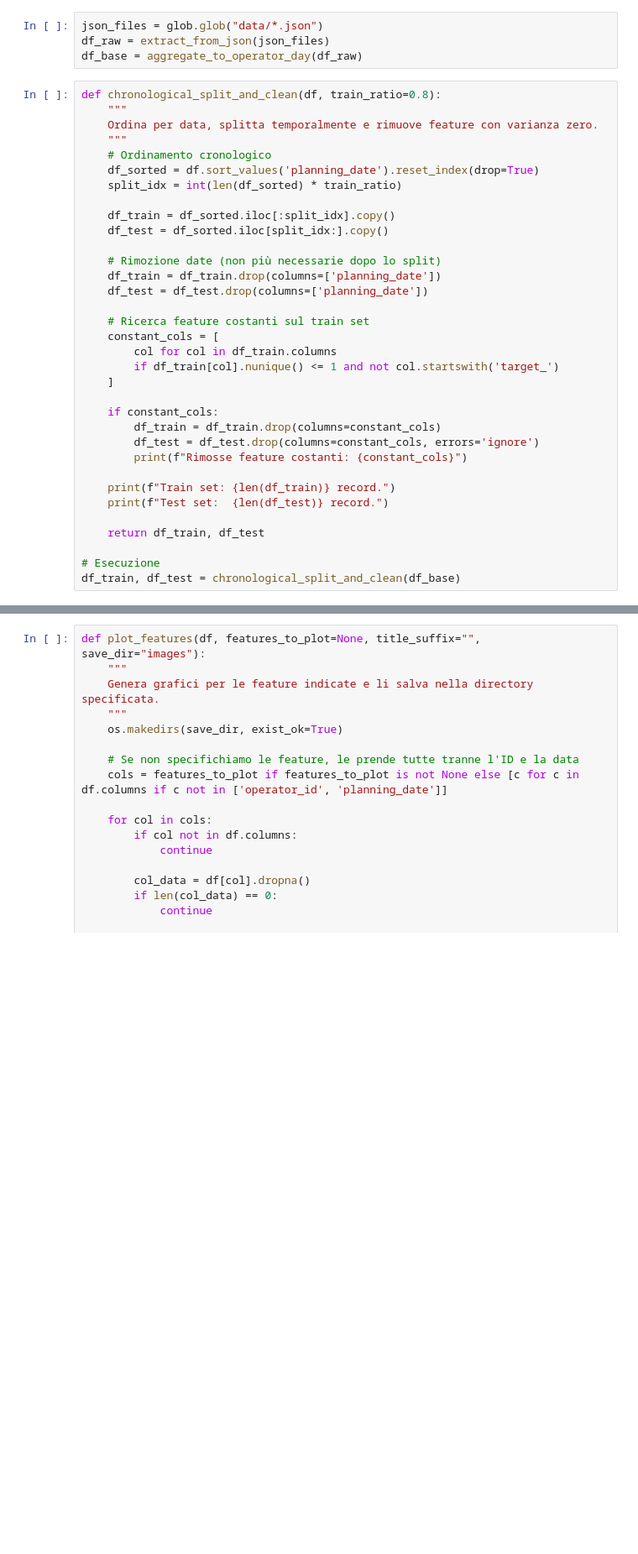
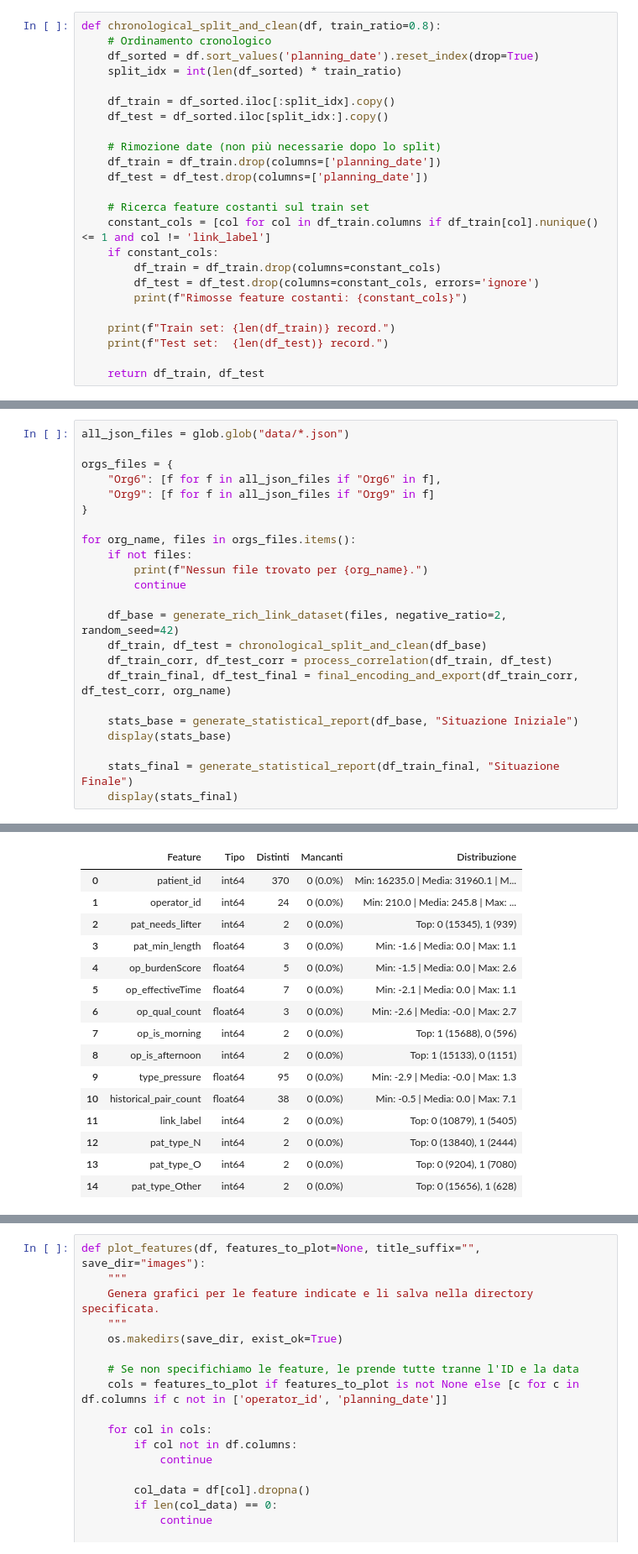
Before and after one commit to aldogioia/rehabilitation-scheduling-problem, a Jupyter notebook: notebooks/pre_processing.ipynb, the cells around one changed output, grey strips where cells are left out. Shown at 84% size. Cells and saved outputs as stored; diff of their text form; blank space fills up the shorter version.

```diff
--- a/notebooks/pre_processing.ipynb
+++ b/notebooks/pre_processing.ipynb
@@ -19,12 +26,5 @@ sns.set_theme(style="whitegrid")
-# %%
-json_files = glob.glob("data/*.json")
-df_raw = extract_from_json(json_files)
-df_base = aggregate_to_operator_day(df_raw)
 # %%
 def chronological_split_and_clean(df, train_ratio=0.8):
-    """
-    Ordina per data, splitta temporalmente e rimuove feature con varianza zero.
-    """
     # Ordinamento cronologico
     df_sorted = df.sort_values('planning_date').reset_index(drop=True)
     split_idx = int(len(df_sorted) * train_ratio)
@@ -37,11 +37,7 @@ def chronological_split_and_clean(df, train_ratio=0.8):
     df_test = df_test.drop(columns=['planning_date'])
 
     # Ricerca feature costanti sul train set
-    constant_cols = [
-        col for col in df_train.columns
-        if df_train[col].nunique() <= 1 and not col.startswith('target_')
-    ]
-
+    constant_cols = [col for col in df_train.columns if df_train[col].nunique() <= 1 and col != 'link_label']
     if constant_cols:
         df_train = df_train.drop(columns=constant_cols)
         df_test = df_test.drop(columns=constant_cols, errors='ignore')
@@ -51,6 +47,3 @@ def chronological_split_and_clean(df, train_ratio=0.8):
     print(f"Test set:  {len(df_test)} record.")
 
     return df_train, df_test
-
-# Esecuzione
-df_train, df_test = chronological_split_and_clean(df_base)
@@ -183,0 +139,24 @@ def generate_statistical_report(df, title="Report Statistico"):
+# %%
+all_json_files = glob.glob("data/*.json")
+
+orgs_files = {
+    "Org6": [f for f in all_json_files if "Org6" in f],
+    "Org9": [f for f in all_json_files if "Org9" in f]
+}
+
+for org_name, files in orgs_files.items():
+    if not files:
+        print(f"Nessun file trovato per {org_name}.")
+        continue
+
+    df_base = generate_rich_link_dataset(files, negative_ratio=2, random_seed=42)
+    df_train, df_test = chronological_split_and_clean(df_base)
+    df_train_corr, df_test_corr = process_correlation(df_train, df_test)
+    df_train_final, df_test_final = final_encoding_and_export(df_train_corr, df_test_corr, org_name)
+
+    stats_base = generate_statistical_report(df_base, "Situazione Iniziale")
+    display(stats_base)
+
+    stats_final = generate_statistical_report(df_train_final, "Situazione Finale")
+    display(stats_final)
+# %% [output]
@@ -183,0 +186,16 @@ def generate_statistical_report(df, title="Report Statistico"):
+|  | Feature | Tipo | Distinti | Mancanti | Distribuzione |
+| 0 | patient_id | int64 | 370 | 0 (0.0%) | Min: 16235.0 | Media: 31960.1 | M... |
+| 1 | operator_id | int64 | 24 | 0 (0.0%) | Min: 210.0 | Media: 245.8 | Max: ... |
+| 2 | pat_needs_lifter | int64 | 2 | 0 (0.0%) | Top: 0 (15345), 1 (939) |
+| 3 | pat_min_length | float64 | 3 | 0 (0.0%) | Min: -1.6 | Media: 0.0 | Max: 1.1 |
+| 4 | op_burdenScore | float64 | 5 | 0 (0.0%) | Min: -1.5 | Media: 0.0 | Max: 2.6 |
+| 5 | op_effectiveTime | float64 | 7 | 0 (0.0%) | Min: -2.1 | Media: 0.0 | Max: 1.1 |
+| 6 | op_qual_count | float64 | 3 | 0 (0.0%) | Min: -2.6 | Media: -0.0 | Max: 2.7 |
+| 7 | op_is_morning | int64 | 2 | 0 (0.0%) | Top: 1 (15688), 0 (596) |
+| 8 | op_is_afternoon | int64 | 2 | 0 (0.0%) | Top: 1 (15133), 0 (1151) |
+| 9 | type_pressure | float64 | 95 | 0 (0.0%) | Min: -2.9 | Media: -0.0 | Max: 1.3 |
+| 10 | historical_pair_count | float64 | 38 | 0 (0.0%) | Min: -0.5 | Media: 0.0 | Max: 7.1 |
+| 11 | link_label | int64 | 2 | 0 (0.0%) | Top: 0 (10879), 1 (5405) |
+| 12 | pat_type_N | int64 | 2 | 0 (0.0%) | Top: 0 (13840), 1 (2444) |
+| 13 | pat_type_O | int64 | 2 | 0 (0.0%) | Top: 0 (9204), 1 (7080) |
+| 14 | pat_type_Other | int64 | 2 | 0 (0.0%) | Top: 0 (15656), 1 (628) |
```
Also changed, not shown: parts of 7 cells of this notebook, 23 other files.
